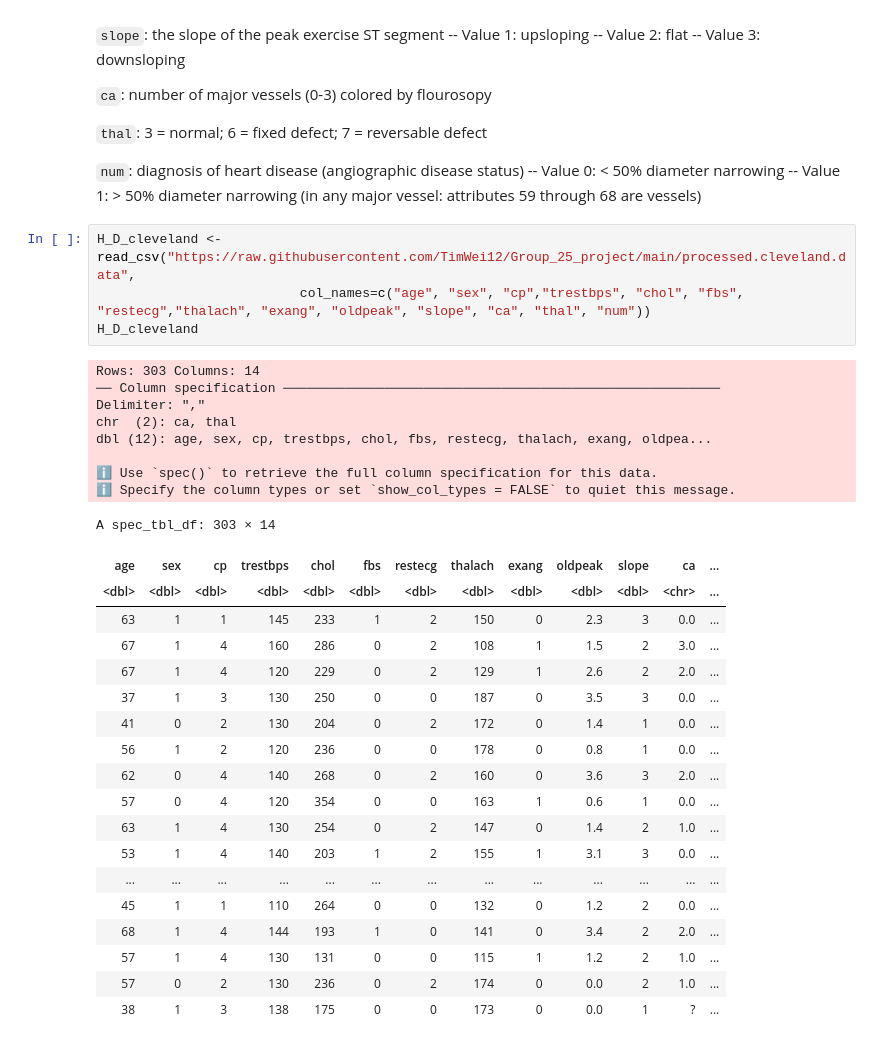
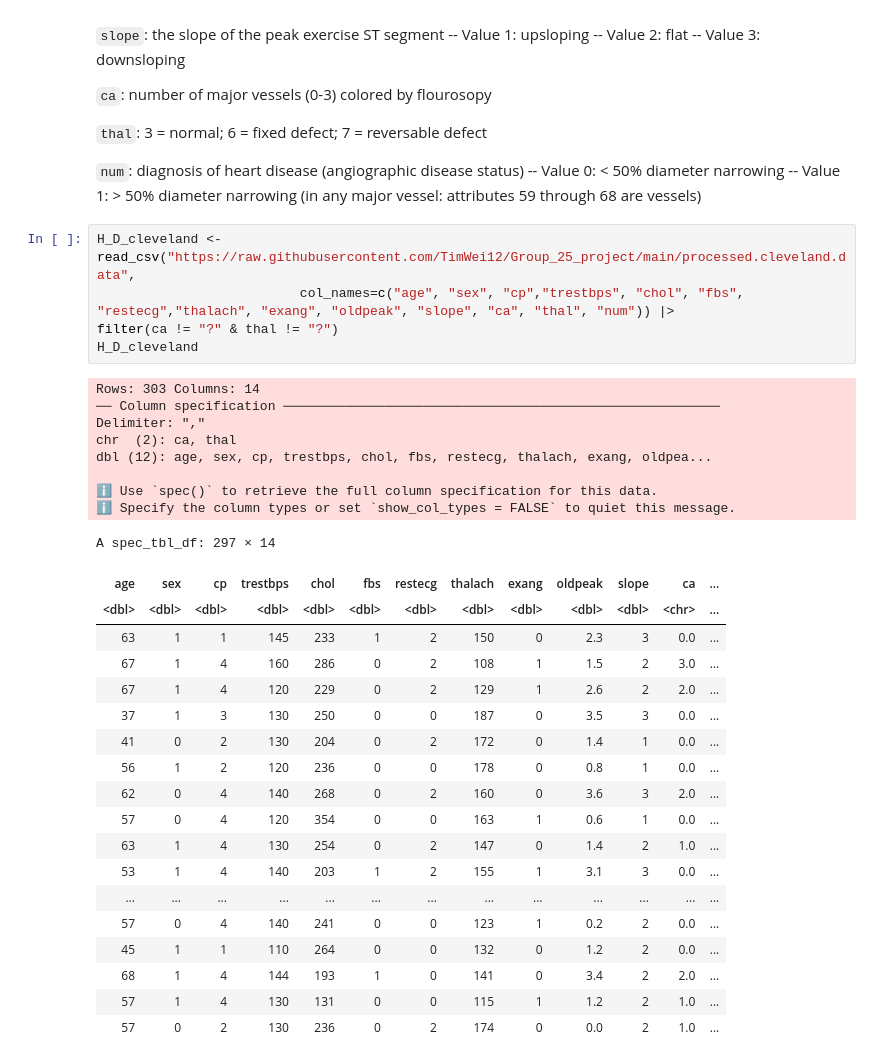
Before and after one commit to TimWei12/Group_25_project, a Jupyter notebook: Project proposal.ipynb, the cells around one changed output. Cells and saved outputs as stored; diff of their text form.

```diff
--- a/Project proposal.ipynb
+++ b/Project proposal.ipynb
@@ -43,36 +61,37 @@ library(RColorBrewer)
 `num`: diagnosis of heart disease (angiographic disease status) -- Value 0: < 50% diameter narrowing -- Value 1: > 50% diameter narrowing (in any major vessel: attributes 59 through 68 are vessels)
 # %%
 H_D_cleveland <- read_csv("https://raw.githubusercontent.com/TimWei12/Group_25_project/main/processed.cleveland.data",
-                          col_names=c("age", "sex", "cp","trestbps", "chol", "fbs", "restecg","thalach", "exang", "oldpeak", "slope", "ca", "thal", "num"))
+                          col_names=c("age", "sex", "cp","trestbps", "chol", "fbs", "restecg","thalach", "exang", "oldpeak", "slope", "ca", "thal", "num")) |>
+filter(ca != "?" & thal != "?")
 H_D_cleveland
 # %% [output]
 Rows: 303 Columns: 14
 ── Column specification ────────────────────────────────────────────────────────
 Delimiter: ","
 chr  (2): ca, thal
 dbl (12): age, sex, cp, trestbps, chol, fbs, restecg, thalach, exang, oldpea...
 
 ℹ Use `spec()` to retrieve the full column specification for this data.
 ℹ Specify the column types or set `show_col_types = FALSE` to quiet this message.
-A spec_tbl_df: 303 × 14
+A spec_tbl_df: 297 × 14
 | age | sex | cp | trestbps | chol | fbs | restecg | thalach | exang | oldpeak | slope | ca | ... |
 | <dbl> | <dbl> | <dbl> | <dbl> | <dbl> | <dbl> | <dbl> | <dbl> | <dbl> | <dbl> | <dbl> | <chr> | ... |
 | 63 | 1 | 1 | 145 | 233 | 1 | 2 | 150 | 0 | 2.3 | 3 | 0.0 | ... |
 | 67 | 1 | 4 | 160 | 286 | 0 | 2 | 108 | 1 | 1.5 | 2 | 3.0 | ... |
 | 67 | 1 | 4 | 120 | 229 | 0 | 2 | 129 | 1 | 2.6 | 2 | 2.0 | ... |
 | 37 | 1 | 3 | 130 | 250 | 0 | 0 | 187 | 0 | 3.5 | 3 | 0.0 | ... |
 | 41 | 0 | 2 | 130 | 204 | 0 | 2 | 172 | 0 | 1.4 | 1 | 0.0 | ... |
 | 56 | 1 | 2 | 120 | 236 | 0 | 0 | 178 | 0 | 0.8 | 1 | 0.0 | ... |
 | 62 | 0 | 4 | 140 | 268 | 0 | 2 | 160 | 0 | 3.6 | 3 | 2.0 | ... |
 | 57 | 0 | 4 | 120 | 354 | 0 | 0 | 163 | 1 | 0.6 | 1 | 0.0 | ... |
 | 63 | 1 | 4 | 130 | 254 | 0 | 2 | 147 | 0 | 1.4 | 2 | 1.0 | ... |
 | 53 | 1 | 4 | 140 | 203 | 1 | 2 | 155 | 1 | 3.1 | 3 | 0.0 | ... |
 | ... | ... | ... | ... | ... | ... | ... | ... | ... | ... | ... | ... | ... |
+| 57 | 0 | 4 | 140 | 241 | 0 | 0 | 123 | 1 | 0.2 | 2 | 0.0 | ... |
 | 45 | 1 | 1 | 110 | 264 | 0 | 0 | 132 | 0 | 1.2 | 2 | 0.0 | ... |
 | 68 | 1 | 4 | 144 | 193 | 1 | 0 | 141 | 0 | 3.4 | 2 | 2.0 | ... |
 | 57 | 1 | 4 | 130 | 131 | 0 | 0 | 115 | 1 | 1.2 | 2 | 1.0 | ... |
 | 57 | 0 | 2 | 130 | 236 | 0 | 2 | 174 | 0 | 0.0 | 2 | 1.0 | ... |
-| 38 | 1 | 3 | 138 | 175 | 0 | 0 | 173 | 0 | 0.0 | 1 | ? | ... |
 # %%
 set.seed(3456)
 cleveland_split <- initial_split(H_D_cleveland, prop = 0.75, strata = num)
```
Also changed, not shown: parts of 3 cells of this notebook.
